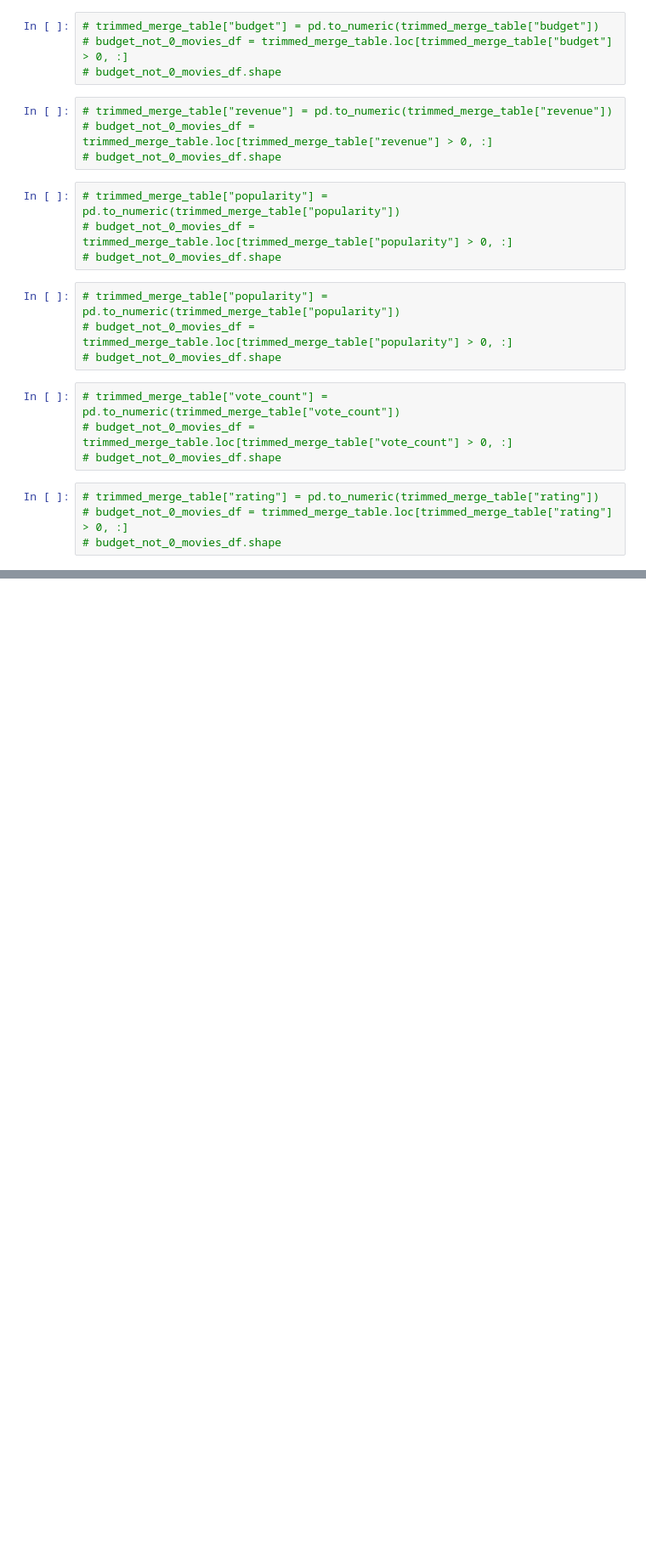
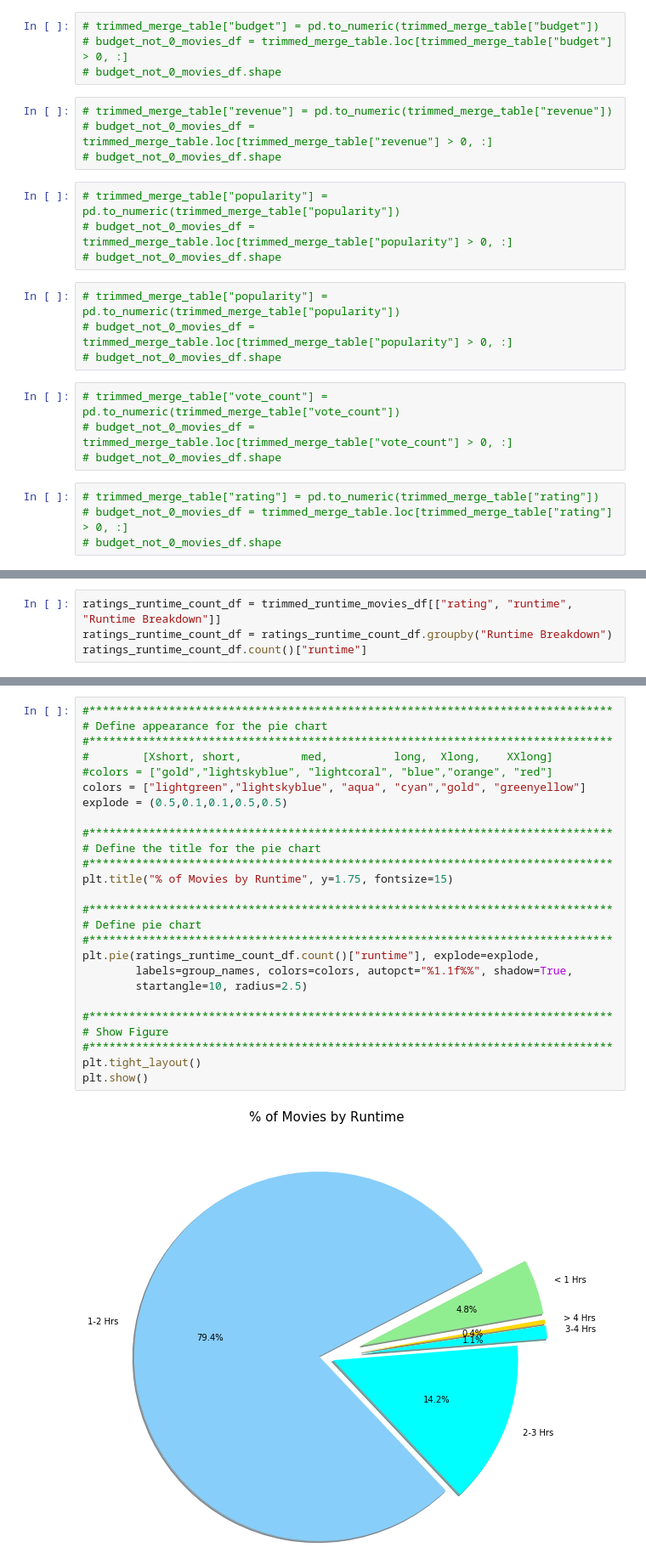
Before and after one commit to Rod-Skoglund/Data-Analytics-Project1, a Jupyter notebook: MovieAnalysis.ipynb, the cells around one changed output, grey strips where cells are left out. Shown at 85% size. Cells and saved outputs as stored; diff of their text form; blank space fills up the shorter version.

```diff
--- a/MovieAnalysis.ipynb
+++ b/MovieAnalysis.ipynb
@@ -295,2 +292,6 @@ See the caveats in the documentation: http://pandas.pydata.org/pandas-docs/stabl
 |  | budget | genres | imdb_id | production_countries | release_date | runtime | revenue | title | ... |
 | 0 | 30000000 | [{'id': 16, 'name': 'Animation'},... | tt0114709 | [{'iso_3166_1': 'US', 'name': 'Un... | 1995-10-30 | 81.0 | 373554033.0 | Toy Story | ... |
+# %%
+ratings_runtime_count_df = trimmed_runtime_movies_df[["rating", "runtime", "Runtime Breakdown"]]
+ratings_runtime_count_df = ratings_runtime_count_df.groupby("Runtime Breakdown")
+ratings_runtime_count_df.count()["runtime"]
@@ -296,0 +323,28 @@ See the caveats in the documentation: http://pandas.pydata.org/pandas-docs/stabl
+# %%
+#*******************************************************************************
+# Define appearance for the pie chart
+#*******************************************************************************
+#        [Xshort, short,         med,          long,  Xlong,    XXlong]
+#colors = ["gold","lightskyblue", "lightcoral", "blue","orange", "red"]
+colors = ["lightgreen","lightskyblue", "aqua", "cyan","gold", "greenyellow"]
+explode = (0.5,0.1,0.1,0.5,0.5)
+
+#*******************************************************************************
+# Define the title for the pie chart
+#*******************************************************************************
+plt.title("% of Movies by Runtime", y=1.75, fontsize=15)
+
+#*******************************************************************************
+# Define pie chart
+#*******************************************************************************
+plt.pie(ratings_runtime_count_df.count()["runtime"], explode=explode,
+        labels=group_names, colors=colors, autopct="%1.1f%%", shadow=True,
+        startangle=10, radius=2.5)
+
+#*******************************************************************************
+# Show Figure
+#*******************************************************************************
+plt.tight_layout()
+plt.show()
+# %% [output]
+[figure, added]
```
Also changed, not shown: parts of 10 cells of this notebook.
